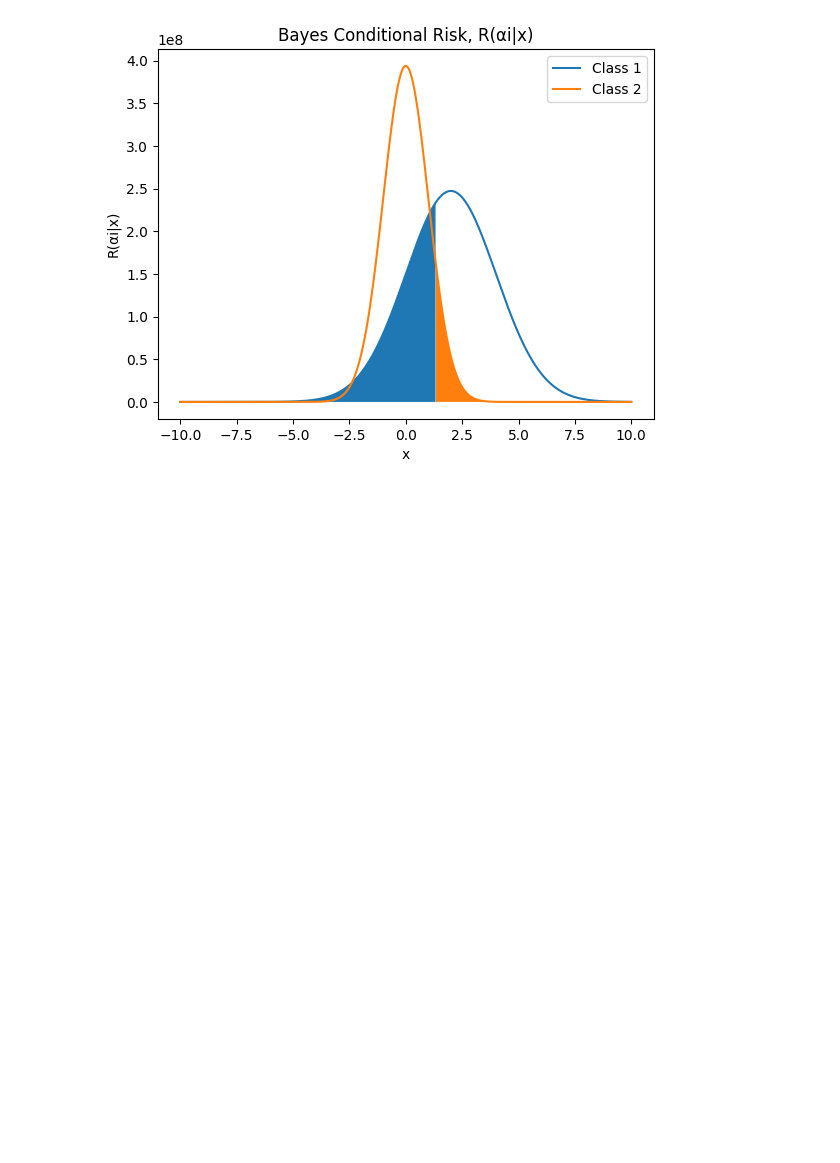
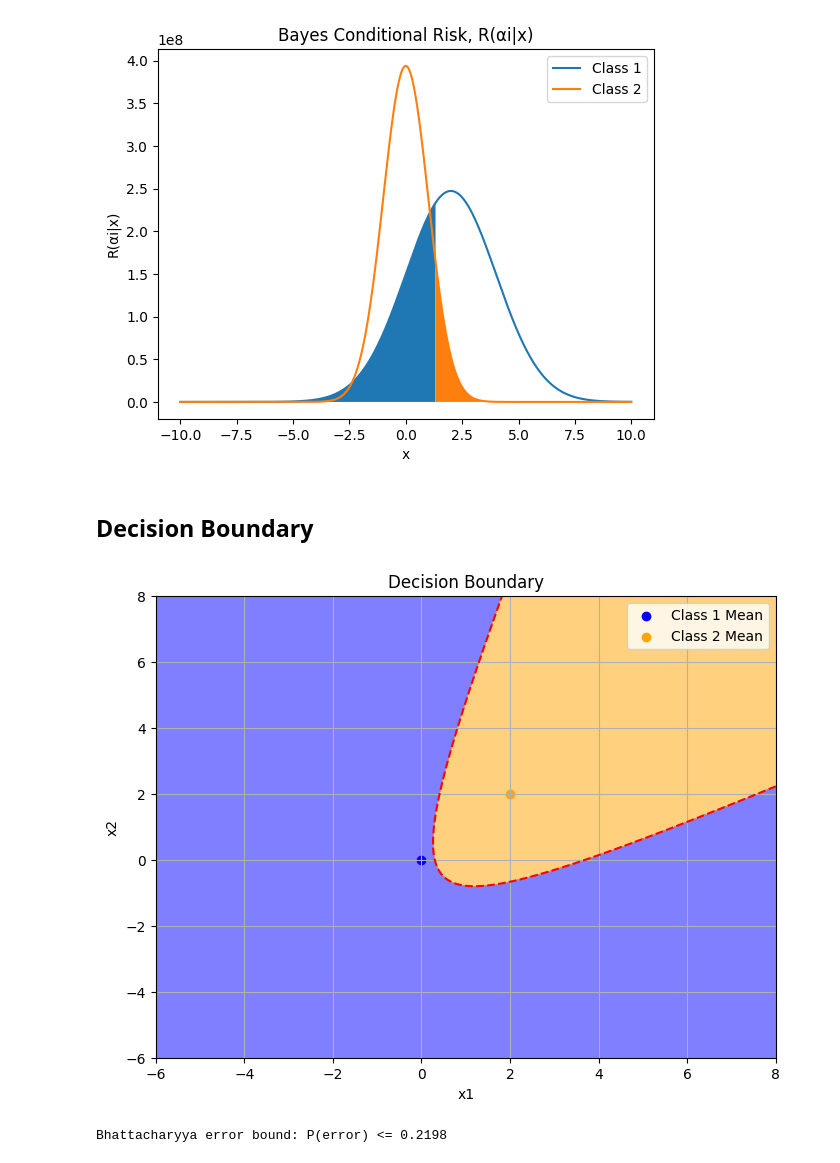
Before and after one commit to cmcalder55/optimization, a Jupyter notebook: bayes_estimation/test_bayes_estimation.ipynb, the cells around one changed output. Cells and saved outputs as stored; diff of their text form; code cells hidden in the pictures; blank space fills up the shorter version.

```diff
--- a/bayes_estimation/bayes_estimation.ipynb
+++ b/bayes_estimation/test_bayes_estimation.ipynb
@@ -164,3 +73,21 @@ Total risk = 8e+07
 [figure]
 [figure]
 [figure]
+# %% [markdown]
+## Decision Boundary
+# %%
+
+P = [0.25, 0.75]
+mu = [np.array([0, 0]),
+      np.array([2, 2])]
+sigma = [np.array([[1, 0], [0, 2]]),
+         np.array([[1, 1], [1, 2]])]
+
+# decision boundary function
+boundary_func = decision_boundary(mu, sigma, P, plot=True)
+
+# Bhattacharyya error bound
+P_error = bhattacharyya_error_bound(mu, sigma, P)
+# %% [output]
+[figure, added]
+Bhattacharyya error bound: P(error) <= 0.2198
```
Also changed, not shown: parts of 5 cells of this notebook, 3 other files.
